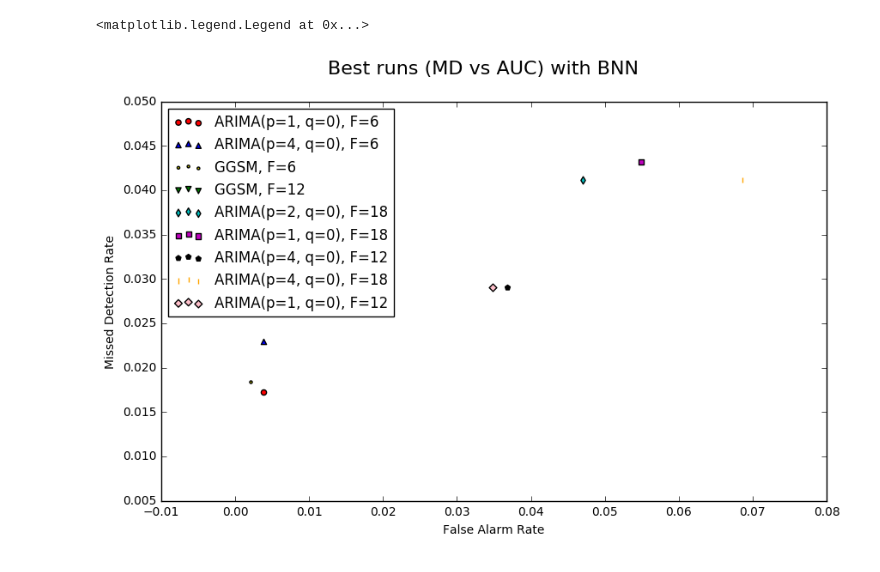
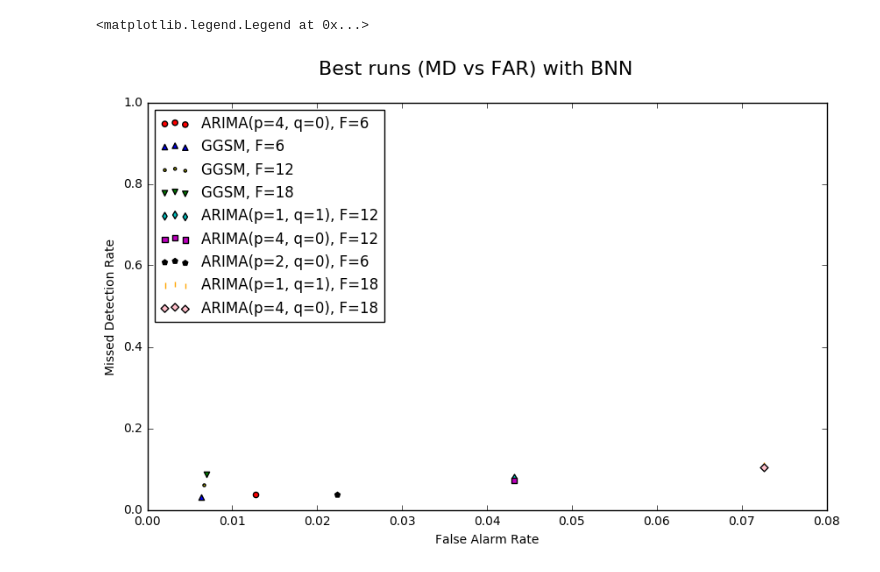
Before and after one commit to fedep3/sdl, a Jupyter notebook: BNN Prediction Results.ipynb, the cells around one changed output. Cells and saved outputs as stored; diff of their text form; code cells hidden in the pictures.

```diff
--- a/BNN Prediction Results.ipynb
+++ b/BNN Prediction Results.ipynb
@@ -223,15 +0,0 @@ plt.legend(loc='upper left')
-# %%
-fig = plt.figure(figsize=(6, 6))
-fig.suptitle('Best run for each Prediction Algorithm 1D (AUC) with BNN', fontsize=16)
-ax = fig.add_subplot(111)
-ax.set_ylabel('AUC')
-
-count = 0
-
-for algorithm, algorithm_result in algorithm_results.iteritems():
-    x = [algorithm_result[0][0]]
-    c, m = colors_and_markers[count]
-    count += 1
-    ax.plot(x, c=c, marker=m, label=algorithm)
-
-plt.legend(loc='upper left')
@@ -295,14 +35,14 @@ plt.legend(loc='upper left')
 # %%
 r = [
- 'Model=GGSM, Past Prediction Horizon=80, Future Prediction Horizon=6, Threshold=3.375, FA=0.00204081632653, MD=0.0183673469388',
- 'Model=ARIMA(p=1, q=0), Past Prediction Horizon=48, Future Prediction Horizon=6, Threshold=3.375, FA=0.00383141762452, MD=0.0172413793103',
- 'Model=ARIMA(p=4, q=0), Past Prediction Horizon=48, Future Prediction Horizon=6, Threshold=3.325, FA=0.00383141762452, MD=0.0229885057471',
- 'Model=GGSM, Past Prediction Horizon=80, Future Prediction Horizon=12, Threshold=3.275, FA=0.00413223140496, MD=0.0309917355372',
- 'Model=ARIMA(p=1, q=0), Past Prediction Horizon=48, Future Prediction Horizon=12, Threshold=3.175, FA=0.0348837209302, MD=0.0290697674419',
- 'Model=ARIMA(p=4, q=0), Past Prediction Horizon=48, Future Prediction Horizon=12, Threshold=3.225, FA=0.0368217054264, MD=0.0290697674419',
- 'Model=ARIMA(p=2, q=0), Past Prediction Horizon=48, Future Prediction Horizon=18, Threshold=3.075, FA=0.0470588235294, MD=0.0411764705882',
- 'Model=ARIMA(p=1, q=0), Past Prediction Horizon=48, Future Prediction Horizon=18, Threshold=3.125, FA=0.0549019607843, MD=0.043137254902',
- 'Model=ARIMA(p=4, q=0), Past Prediction Horizon=48, Future Prediction Horizon=18, Threshold=3.075, FA=0.0686274509804, MD=0.0411764705882'
+ 'Model=GGSM, Past Prediction Horizon=64, Future Prediction Horizon=6, Threshold=3.225, FA=0.00638977635783, MD=0.0310880829016',
+ 'Model=ARIMA(p=4, q=0), Past Prediction Horizon=96, Future Prediction Horizon=6, Threshold=3.425, FA=0.0127795527157, MD=0.0372670807453',
+ 'Model=ARIMA(p=2, q=0), Past Prediction Horizon=96, Future Prediction Horizon=6, Threshold=3.275, FA=0.0223642172524, MD=0.0372670807453',
+ 'Model=GGSM, Past Prediction Horizon=64, Future Prediction Horizon=12, Threshold=3.075, FA=0.00664451827243, MD=0.0603015075377',
+ 'Model=GGSM, Past Prediction Horizon=64, Future Prediction Horizon=18, Threshold=2.925, FA=0.00692041522491, MD=0.0878048780488',
+ 'Model=ARIMA(p=4, q=0), Past Prediction Horizon=96, Future Prediction Horizon=12, Threshold=3.475, FA=0.0431893687708, MD=0.0718562874251',
+ 'Model=ARIMA(p=1, q=1), Past Prediction Horizon=96, Future Prediction Horizon=12, Threshold=3.275, FA=0.0431893687708, MD=0.0778443113772',
+ 'Model=ARIMA(p=4, q=0), Past Prediction Horizon=96, Future Prediction Horizon=18, Threshold=3.325, FA=0.0726643598616, MD=0.104046242775',
+ 'Model=ARIMA(p=1, q=1), Past Prediction Horizon=96, Future Prediction Horizon=18, Threshold=3.225, FA=0.0726643598616, MD=0.109826589595'
 ]
 algorithm_results = dict()
 
@@ -315,32 +55,33 @@ for line in r:
         algorithm = toks[0].replace('Model=', '') + ', ' + toks[1] + ', F=' + toks[3].split('=')[1]
 
     if algorithm not in algorithm_results:
         algorithm_results[algorithm] = []
 
     if len(toks) == 6:
         algorithm_results[algorithm].append(map(lambda t: float(t.split('=')[1]), toks[4:]))
     else:
         algorithm_results[algorithm].append(map(lambda t: float(t.split('=')[1]), toks[5:]))
 
 fig = plt.figure(figsize=(10, 6))
-fig.suptitle('Best runs (MD vs AUC) with BNN', fontsize=16)
+fig.suptitle('Best runs (MD vs FAR) with BNN', fontsize=16)
 ax = fig.add_subplot(111)
 ax.set_xlabel('False Alarm Rate')
 ax.set_ylabel('Missed Detection Rate')
+plt.ylim([0, 1.0])
 
 colors_and_markers = [('r', 'o'), ('b', '^'), ('y', '.'), ('g', 'v'),
                       ('c', 'd'), ('m', 's'), ('k', 'p'), ('#FFA500', '|'), ('#FFC0CB', 'D')]
 count = 0
 print
 for algorithm, algorithm_result in algorithm_results.iteritems():
     x = [r[0] for r in algorithm_result]
     y = [r[1] for r in algorithm_result]
 
     c, m = colors_and_markers[count]
     count += 1
     ax.scatter(x, y, c=c, marker=m, label=algorithm)
 
 plt.legend(loc='upper left')
 # %% [output]
 <matplotlib.legend.Legend at 0x...>
-[figure, old version]
+[figure, new version]
```
Also changed, not shown: parts of 8 cells of this notebook, 8 other files.
